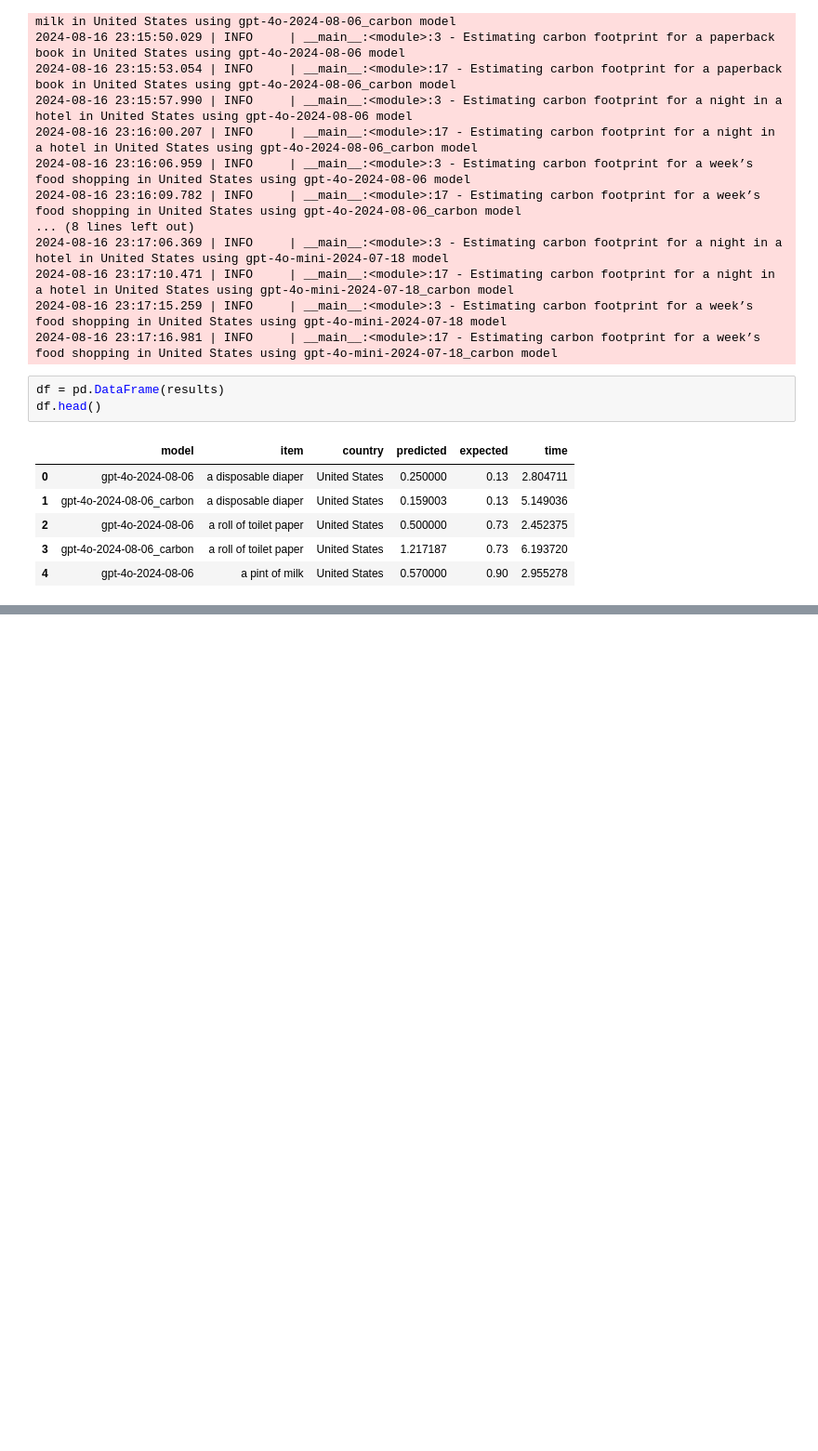
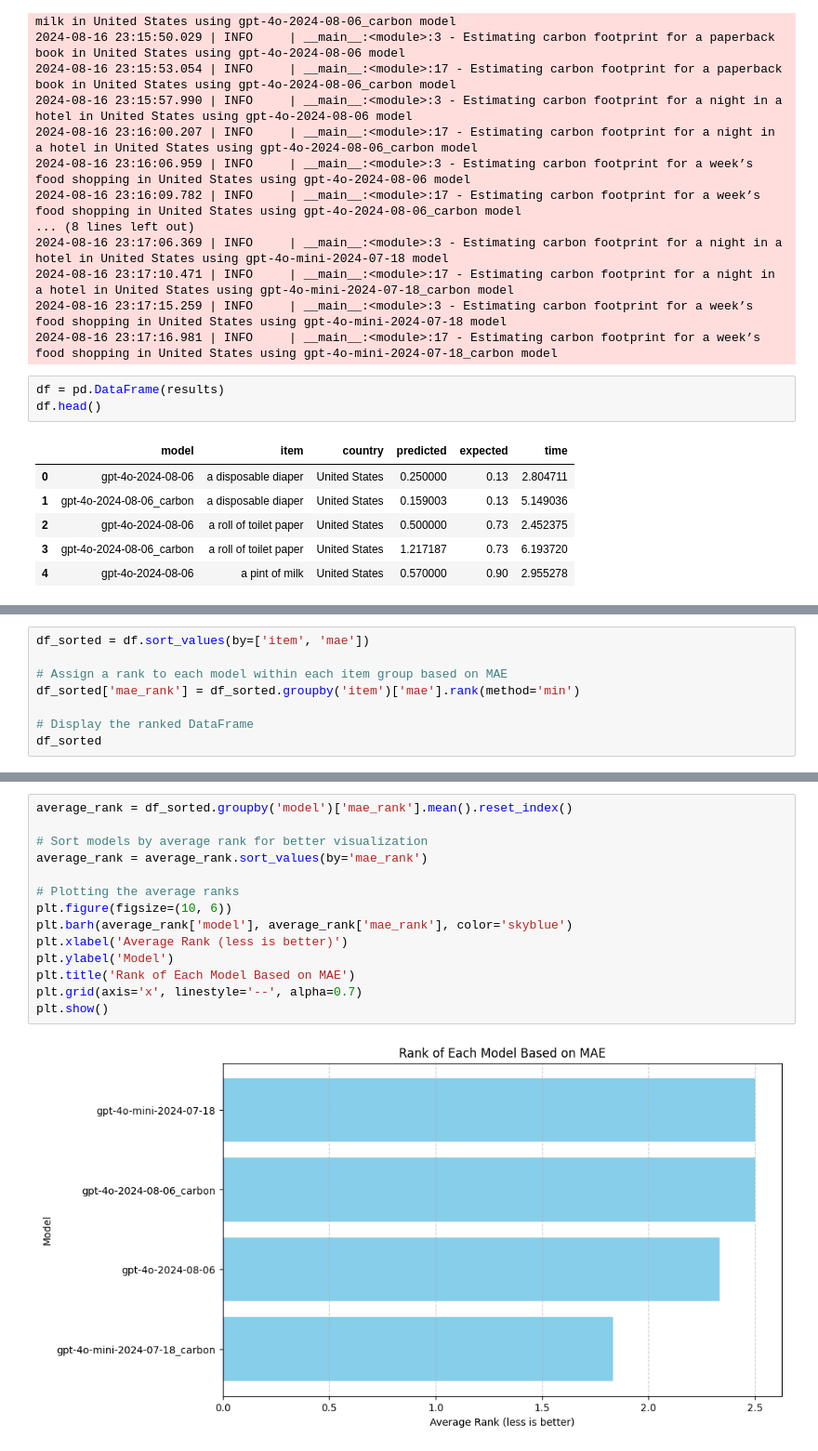
Before and after one commit to aastroza/carbonada, a Jupyter notebook: notebooks/02_evaluation_harness.ipynb, the cells around one changed output, grey strips where cells are left out. Shown: that part at 93% size. Cells and saved outputs as stored; diff of their text form; blank space fills up the shorter version.

```diff
--- a/notebooks/02_evaluation_harness.ipynb
+++ b/notebooks/02_evaluation_harness.ipynb
@@ -132,0 +151,8 @@ df
+# %%
+df_sorted = df.sort_values(by=['item', 'mae'])
+
+# Assign a rank to each model within each item group based on MAE
+df_sorted['mae_rank'] = df_sorted.groupby('item')['mae'].rank(method='min')
+
+# Display the ranked DataFrame
+df_sorted
@@ -132,0 +177,16 @@ df
+# %%
+average_rank = df_sorted.groupby('model')['mae_rank'].mean().reset_index()
+
+# Sort models by average rank for better visualization
+average_rank = average_rank.sort_values(by='mae_rank')
+
+# Plotting the average ranks
+plt.figure(figsize=(10, 6))
+plt.barh(average_rank['model'], average_rank['mae_rank'], color='skyblue')
+plt.xlabel('Average Rank (less is better)')
+plt.ylabel('Model')
+plt.title('Rank of Each Model Based on MAE')
+plt.grid(axis='x', linestyle='--', alpha=0.7)
+plt.show()
+# %% [output]
+[figure, added]
```
Also changed, not shown: parts of 5 cells of this notebook.
